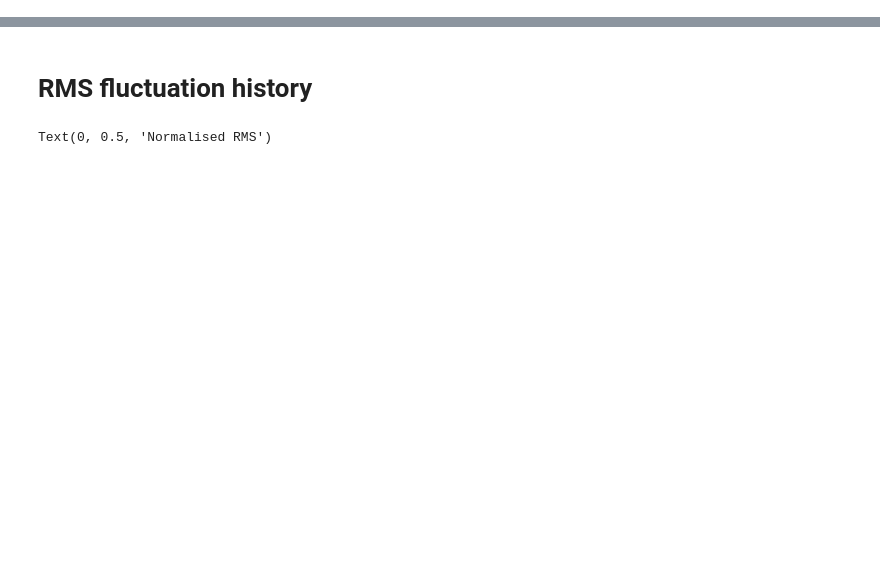
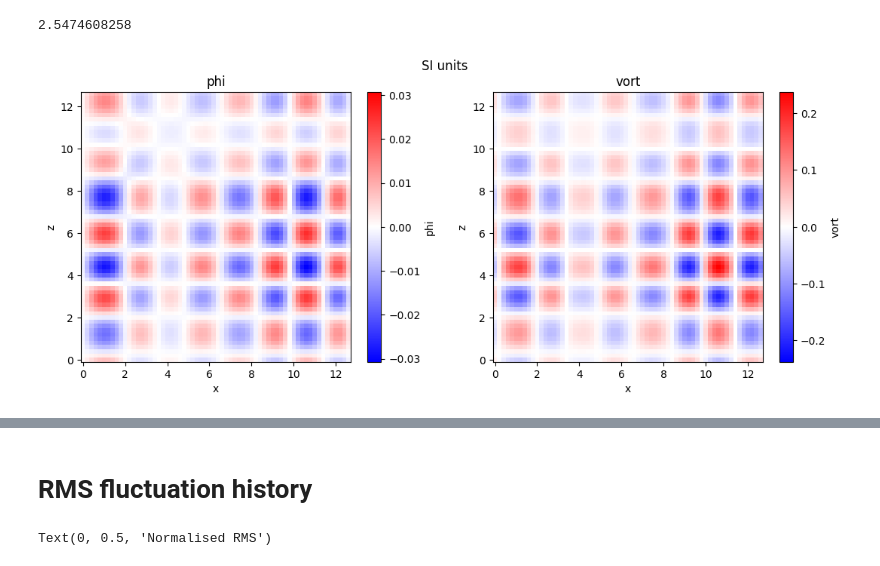
Before and after one commit to mikekryjak/neptune-docs, a Jupyter notebook: 2024-02-01 - Interim results.ipynb, the cells around one changed output, grey strips where cells are left out. Drawn from its saved outputs; the diff is of its cells as text; code cells hidden in the pictures; blank space fills up the shorter version.

```diff
--- a/2024-02-01 - Interim results.ipynb
+++ b/2024-02-01 - Interim results.ipynb
@@ -122,0 +121,28 @@ dict_keys(['2dAlpha_1e-1', '2dAlpha_1e-3', '2dAlpha_1e+0'])
+# %%
+m["n0"] * constants("qe")
+# %% [output]
+2.5474608258
+# %%
+
+name = "2dAlpha_1e-1"
+ds = cases[name].ds.isel(y=32, t = 0)
+m = ds.metadata
+
+fig, axes = plt.subplots(1, 2, figsize = (11,4.5))
+fig.suptitle("SI units")
+
+
+cmap = "bwr"
+(ds["phi"] ).plot(ax = axes[0],  cmap = cmap, x = "x", y = "z")
+(ds["vort"] ).plot(ax = axes[1],  cmap = cmap, x = "x", y = "z")
+
+axes[0].set_title("phi")
+axes[1].set_title("vort")
+
+for ax in axes:
+    ax.set_aspect("equal")
+
+
+fig.tight_layout()
+# %% [output]
+[figure, added]
```
Also changed, not shown: parts of 18 cells of this notebook, 1 other file.
